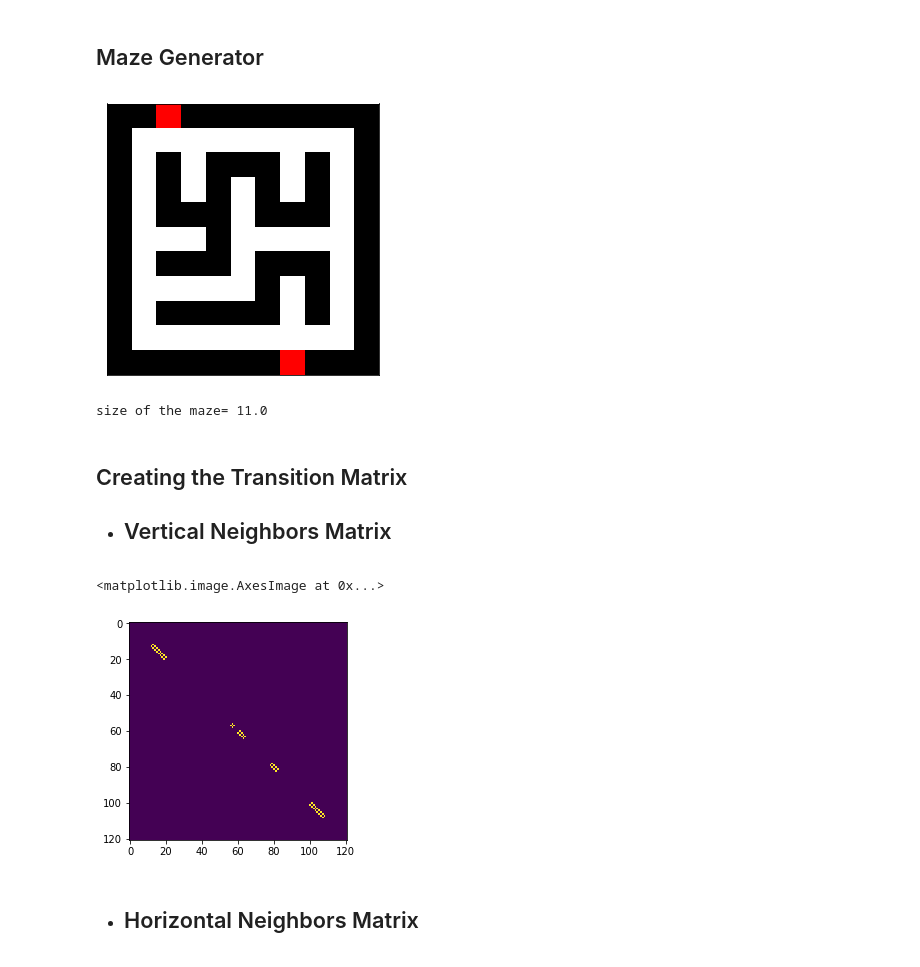
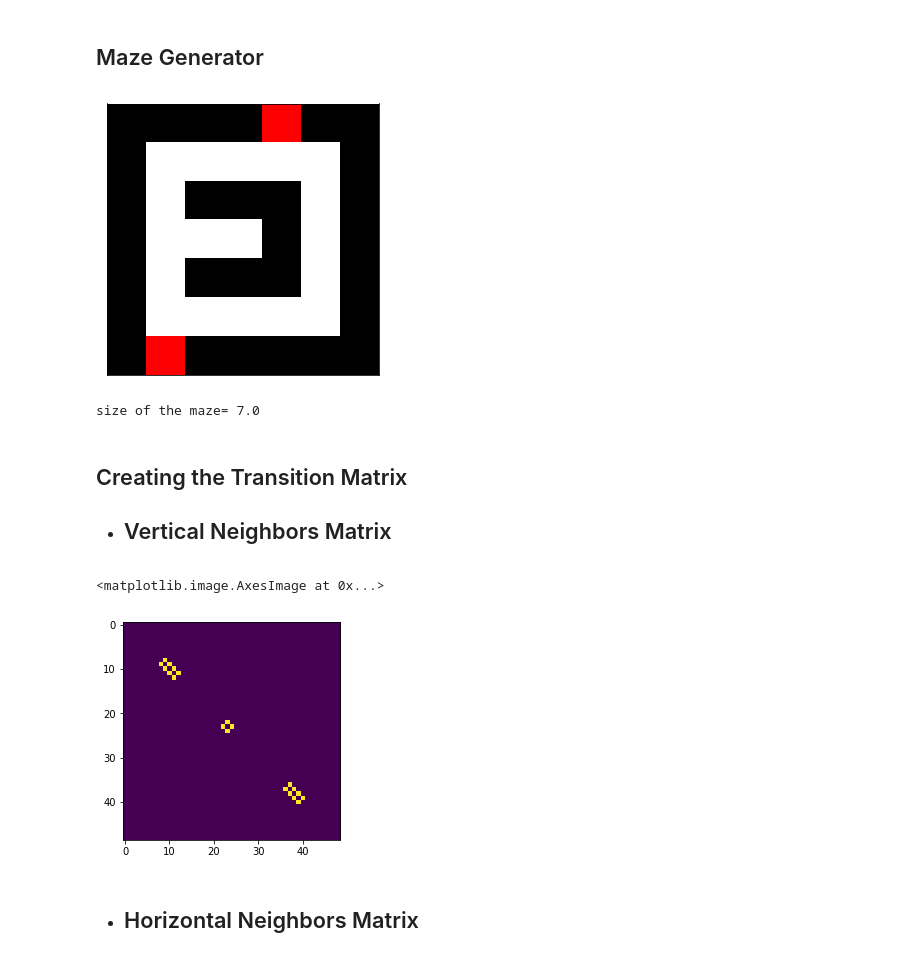
Before and after one commit to haltugyildirim/markovmaze, a Jupyter notebook: markov_maze.ipynb, the cells around one changed output. Saved outputs shown, nothing was run; the diff lists cells and outputs as text; code cells hidden in the pictures.

```diff
--- a/markov_maze.ipynb
+++ b/markov_maze.ipynb
@@ -78,36 +78,36 @@ def maze(width=50, height=50, complexity=.75, density=.75):
         x = randint(1, width - 1)
         if Z[height - 1, x] == 0:
             Z[height, x] = 0.5
             break
     return Z
 
 # Generate the maze
-dimension = 11
+dimension = 7
 if dimension == 1:
     dimension = 3
 if dimension % 2 != 0:dimension -=1
 width = height = dimension
 Z = maze(width,height)
 
 # Draw the maze'
 cmap = mpl.colors.ListedColormap(['white', 'red', 'black'])
 figureSize = 5
 plt.figure(figsize=(figureSize, figureSize))
 plt.imshow(Z, cmap=cmap, interpolation='none')
 plt.xticks([]), plt.yticks([])
 plt.show()
 
 # Set start and exit as white
 for x in range(width + 1):
     for y in range(height + 1):
         if Z[y, x] == 0.5: Z[y, x] = 0
 M=Z
 print("size of the maze=", np.sqrt(M.size))
 a=np.sqrt(M.size)
 width = height = a.astype(np.int64)
 # %% [output]
-[figure, old version]
+[figure, new version]
-size of the maze= 11.0
+size of the maze= 7.0
 # %% [markdown]
 ## Creating the Transition Matrix
 
@@ -137,7 +137,7 @@ for m in range(s[0]):
 plt.imshow(T)
 # %% [output]
 <matplotlib.image.AxesImage at 0x...>
-[figure, old version]
+[figure, new version]
 # %% [markdown]
 * ## Horizontal Neighbors Matrix
 # %%
```
Also changed, not shown: parts of 7 cells of this notebook.
